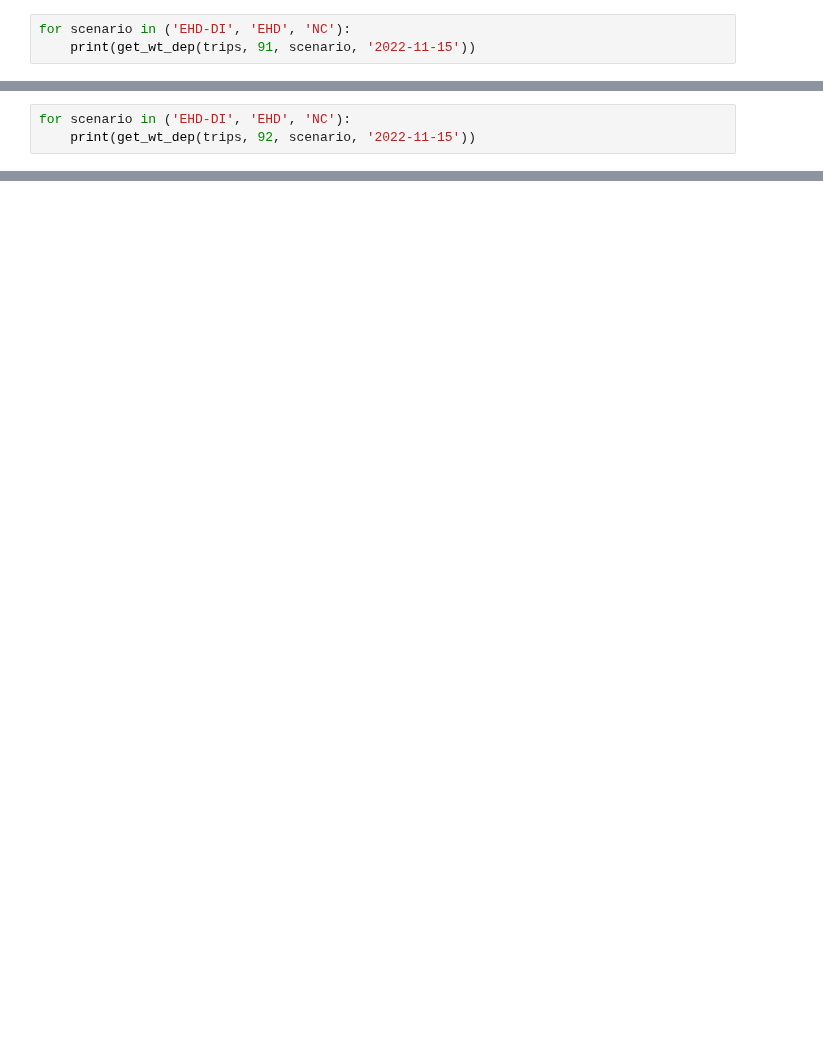
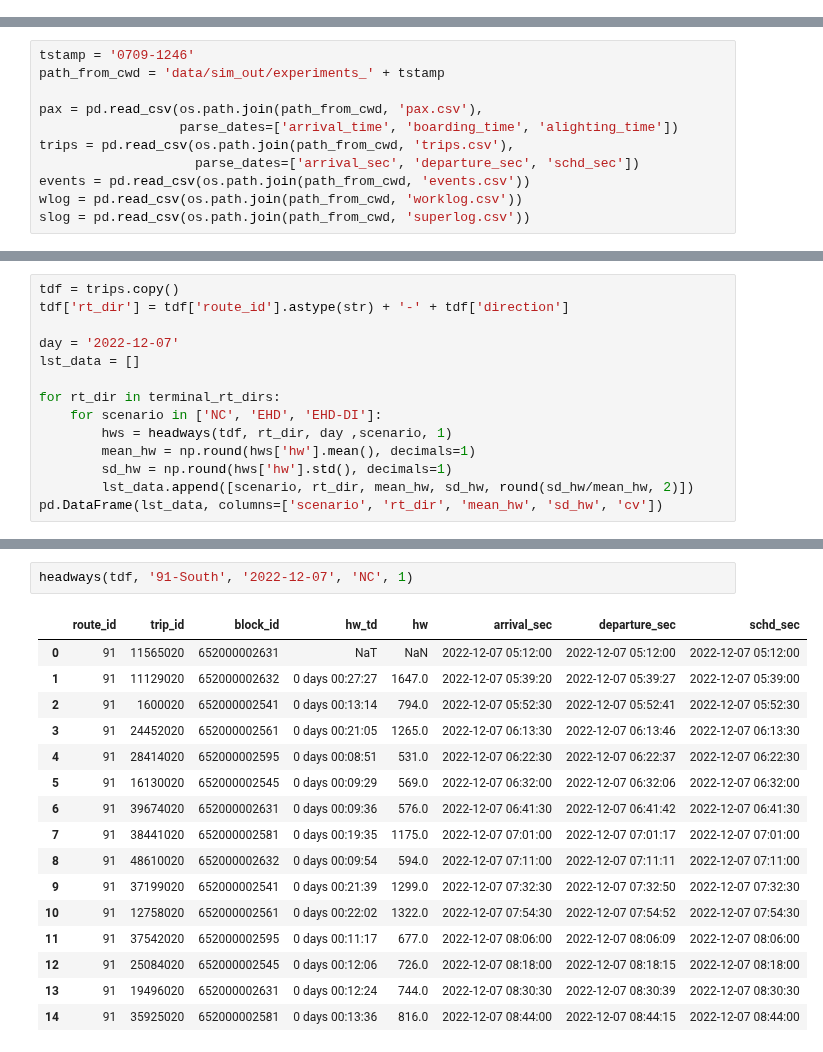
Before and after one commit to joerovar/transit-centric-smart-mobility-system, a Jupyter notebook: src/04_SIMULATION/results.ipynb, the cells around one changed output, grey strips where cells are left out. Saved outputs shown, nothing was run; the diff lists cells and outputs as text; blank space fills up the shorter version.

```diff
--- a/src/04_SIMULATION/results.ipynb
+++ b/src/04_SIMULATION/results.ipynb
@@ -68,3 +0,0 @@ for scenario in ('EHD-DI', 'EHD', 'NC'):
-# %%
-for scenario in ('EHD-DI', 'EHD', 'NC'):
-    print(get_wt_dep(trips, 91, scenario, '2022-11-15'))
@@ -75,3 +0,0 @@ for scenario in ('EHD-DI', 'EHD', 'NC'):
-# %%
-for scenario in ('EHD-DI', 'EHD', 'NC'):
-    print(get_wt_dep(trips, 92, scenario, '2022-11-15'))
@@ -248,0 +79,11 @@ sns.barplot(data=results, hue='scenario', y='wait', x='rt_dir')
+# %%
+tstamp = '0709-1246'
+path_from_cwd = 'data/sim_out/experiments_' + tstamp
+
+pax = pd.read_csv(os.path.join(path_from_cwd, 'pax.csv'),
+                  parse_dates=['arrival_time', 'boarding_time', 'alighting_time'])
+trips = pd.read_csv(os.path.join(path_from_cwd, 'trips.csv'),
+                    parse_dates=['arrival_sec', 'departure_sec', 'schd_sec'])
+events = pd.read_csv(os.path.join(path_from_cwd, 'events.csv'))
+wlog = pd.read_csv(os.path.join(path_from_cwd, 'worklog.csv'))
+slog = pd.read_csv(os.path.join(path_from_cwd, 'superlog.csv'))
@@ -248,0 +154,14 @@ sns.barplot(data=results, hue='scenario', y='wait', x='rt_dir')
+# %%
+tdf = trips.copy()
+tdf['rt_dir'] = tdf['route_id'].astype(str) + '-' + tdf['direction']
+
+day = '2022-12-07'
+lst_data = []
+
+for rt_dir in terminal_rt_dirs:
+    for scenario in ['NC', 'EHD', 'EHD-DI']:
+        hws = headways(tdf, rt_dir, day ,scenario, 1)
+        mean_hw = np.round(hws['hw'].mean(), decimals=1)
+        sd_hw = np.round(hws['hw'].std(), decimals=1)
+        lst_data.append([scenario, rt_dir, mean_hw, sd_hw, round(sd_hw/mean_hw, 2)])
+pd.DataFrame(lst_data, columns=['scenario', 'rt_dir', 'mean_hw', 'sd_hw', 'cv'])
@@ -248,0 +179,19 @@ sns.barplot(data=results, hue='scenario', y='wait', x='rt_dir')
+# %%
+headways(tdf, '91-South', '2022-12-07', 'NC', 1)
+# %% [output]
+|  | route_id | trip_id | block_id | hw_td | hw | arrival_sec | departure_sec | schd_sec |
+| 0 | 91 | 11565020 | 652000002631 | NaT | NaN | 2022-12-07 05:12:00 | 2022-12-07 05:12:00 | 2022-12-07 05:12:00 |
+| 1 | 91 | 11129020 | 652000002632 | 0 days 00:27:27 | 1647.0 | 2022-12-07 05:39:20 | 2022-12-07 05:39:27 | 2022-12-07 05:39:00 |
+| 2 | 91 | 1600020 | 652000002541 | 0 days 00:13:14 | 794.0 | 2022-12-07 05:52:30 | 2022-12-07 05:52:41 | 2022-12-07 05:52:30 |
+| 3 | 91 | 24452020 | 652000002561 | 0 days 00:21:05 | 1265.0 | 2022-12-07 06:13:30 | 2022-12-07 06:13:46 | 2022-12-07 06:13:30 |
+| 4 | 91 | 28414020 | 652000002595 | 0 days 00:08:51 | 531.0 | 2022-12-07 06:22:30 | 2022-12-07 06:22:37 | 2022-12-07 06:22:30 |
+| 5 | 91 | 16130020 | 652000002545 | 0 days 00:09:29 | 569.0 | 2022-12-07 06:32:00 | 2022-12-07 06:32:06 | 2022-12-07 06:32:00 |
+| 6 | 91 | 39674020 | 652000002631 | 0 days 00:09:36 | 576.0 | 2022-12-07 06:41:30 | 2022-12-07 06:41:42 | 2022-12-07 06:41:30 |
+| 7 | 91 | 38441020 | 652000002581 | 0 days 00:19:35 | 1175.0 | 2022-12-07 07:01:00 | 2022-12-07 07:01:17 | 2022-12-07 07:01:00 |
+| 8 | 91 | 48610020 | 652000002632 | 0 days 00:09:54 | 594.0 | 2022-12-07 07:11:00 | 2022-12-07 07:11:11 | 2022-12-07 07:11:00 |
+| 9 | 91 | 37199020 | 652000002541 | 0 days 00:21:39 | 1299.0 | 2022-12-07 07:32:30 | 2022-12-07 07:32:50 | 2022-12-07 07:32:30 |
+| 10 | 91 | 12758020 | 652000002561 | 0 days 00:22:02 | 1322.0 | 2022-12-07 07:54:30 | 2022-12-07 07:54:52 | 2022-12-07 07:54:30 |
+| 11 | 91 | 37542020 | 652000002595 | 0 days 00:11:17 | 677.0 | 2022-12-07 08:06:00 | 2022-12-07 08:06:09 | 2022-12-07 08:06:00 |
+| 12 | 91 | 25084020 | 652000002545 | 0 days 00:12:06 | 726.0 | 2022-12-07 08:18:00 | 2022-12-07 08:18:15 | 2022-12-07 08:18:00 |
+| 13 | 91 | 19496020 | 652000002631 | 0 days 00:12:24 | 744.0 | 2022-12-07 08:30:30 | 2022-12-07 08:30:39 | 2022-12-07 08:30:30 |
+| 14 | 91 | 35925020 | 652000002581 | 0 days 00:13:36 | 816.0 | 2022-12-07 08:44:00 | 2022-12-07 08:44:15 | 2022-12-07 08:44:00 |
```
Also changed, not shown: parts of 48 cells of this notebook, 1 other file.
